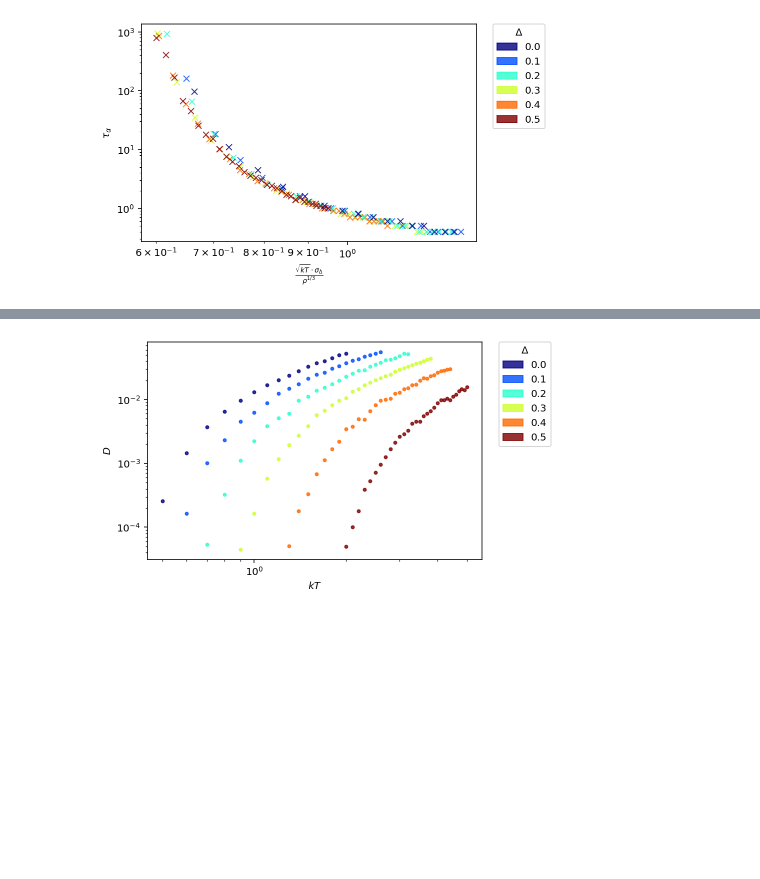
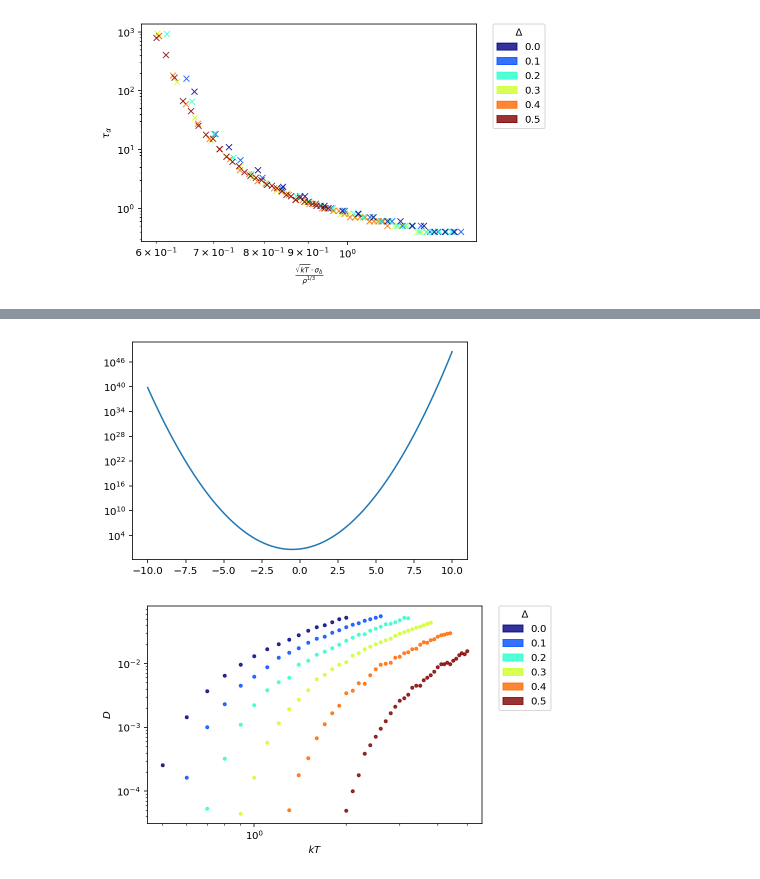
Before and after one commit to ianrgraham/monk, a Jupyter notebook: workflows/sc-states/mlj-equilibration/082522-analyze-dynamics.ipynb, the cells around one changed output, grey strips where cells are left out. Saved outputs shown, nothing was run; the diff lists cells and outputs as text; code cells hidden in the pictures; blank space fills up the shorter version.

```diff
--- a/workflows/sc-states/mlj-equilibration/082522-analyze-dynamics.ipynb
+++ b/workflows/sc-states/mlj-equilibration/082522-analyze-dynamics.ipynb
@@ -166,3 +302,9 @@ plt.xscale('log')
+# %%
+x = np.linspace(-10, 10, 100)
+plt.plot(x, 5*np.exp(x + x**2))
+plt.yscale('log')
+# %% [output]
+[figure, added]
 # %%
 
 plt.figure()
```
Also changed, not shown: parts of 13 cells of this notebook, 6 other files.
